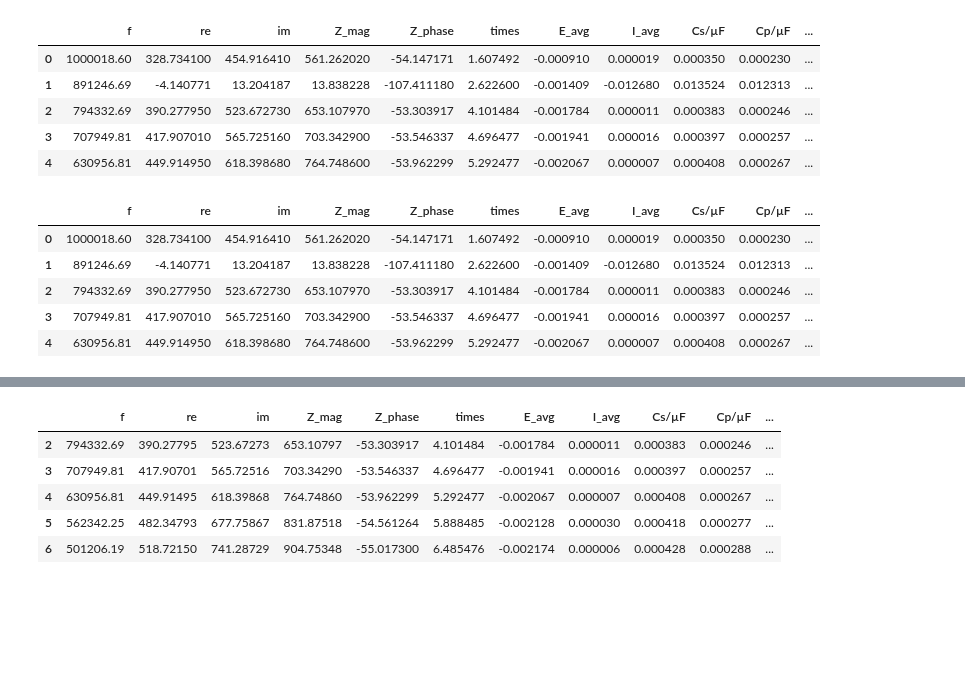
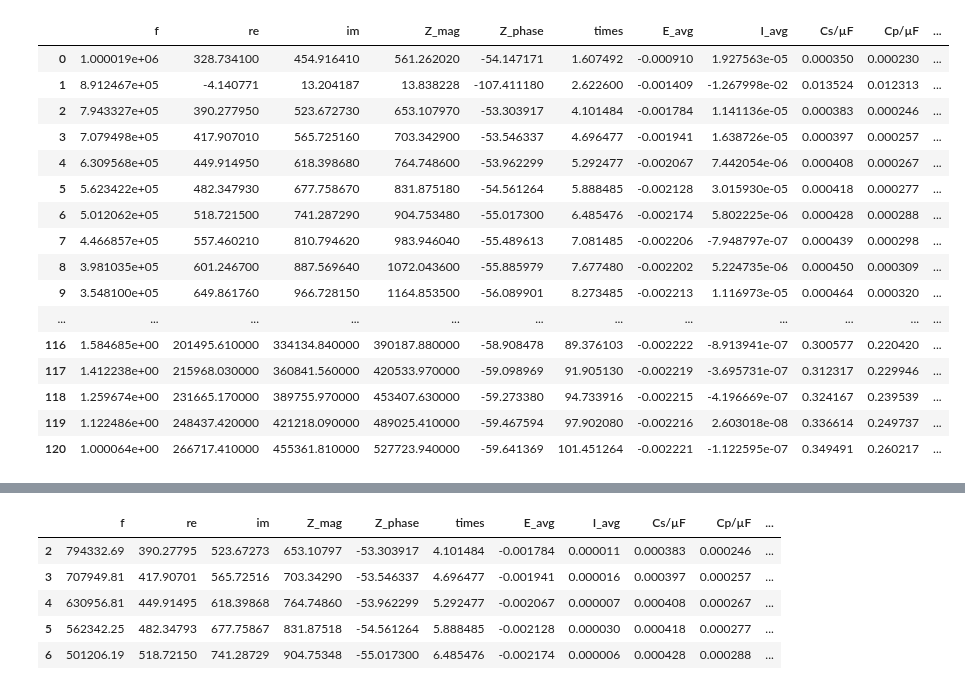
Before and after one commit to WildcatDiscovery/EIS_Manager, a Jupyter notebook: utils/test.ipynb, the cells around one changed output, grey strips where cells are left out. Cells and saved outputs as stored; diff of their text form; code cells hidden in the pictures; blank space fills up the shorter version.

```diff
--- a/utils/test.ipynb
+++ b/utils/test.ipynb
@@ -1,23 +1,24 @@
 # %%
 from tools import *
 from lmfit import minimize, Minimizer, Parameters, Parameter, report_fit
 mpt = mpt_data(path = r'C:\Users\cjang.WILDCAT\Desktop\EIS_Manager\data\\', data = ['DE_104_10_30orig.mpt'])
 bad_inds = [0,2,3]
-mpt.df_raw.head()
+mpt.df[0]
 # %% [output]
 |  | f | re | im | Z_mag | Z_phase | times | E_avg | I_avg | Cs/µF | Cp/µF | ... |
-| 0 | 1000018.60 | 328.734100 | 454.916410 | 561.262020 | -54.147171 | 1.607492 | -0.000910 | 0.000019 | 0.000350 | 0.000230 | ... |
-| 1 | 891246.69 | -4.140771 | 13.204187 | 13.838228 | -107.411180 | 2.622600 | -0.001409 | -0.012680 | 0.013524 | 0.012313 | ... |
-| 2 | 794332.69 | 390.277950 | 523.672730 | 653.107970 | -53.303917 | 4.101484 | -0.001784 | 0.000011 | 0.000383 | 0.000246 | ... |
-| 3 | 707949.81 | 417.907010 | 565.725160 | 703.342900 | -53.546337 | 4.696477 | -0.001941 | 0.000016 | 0.000397 | 0.000257 | ... |
-| 4 | 630956.81 | 449.914950 | 618.398680 | 764.748600 | -53.962299 | 5.292477 | -0.002067 | 0.000007 | 0.000408 | 0.000267 | ... |
+| 0 | 1.000019e+06 | 328.734100 | 454.916410 | 561.262020 | -54.147171 | 1.607492 | -0.000910 | 1.927563e-05 | 0.000350 | 0.000230 | ... |
+| 1 | 8.912467e+05 | -4.140771 | 13.204187 | 13.838228 | -107.411180 | 2.622600 | -0.001409 | -1.267998e-02 | 0.013524 | 0.012313 | ... |
+| 2 | 7.943327e+05 | 390.277950 | 523.672730 | 653.107970 | -53.303917 | 4.101484 | -0.001784 | 1.141136e-05 | 0.000383 | 0.000246 | ... |
+| 3 | 7.079498e+05 | 417.907010 | 565.725160 | 703.342900 | -53.546337 | 4.696477 | -0.001941 | 1.638726e-05 | 0.000397 | 0.000257 | ... |
+| 4 | 6.309568e+05 | 449.914950 | 618.398680 | 764.748600 | -53.962299 | 5.292477 | -0.002067 | 7.442054e-06 | 0.000408 | 0.000267 | ... |
+| 5 | 5.623422e+05 | 482.347930 | 677.758670 | 831.875180 | -54.561264 | 5.888485 | -0.002128 | 3.015930e-05 | 0.000418 | 0.000277 | ... |
+| 6 | 5.012062e+05 | 518.721500 | 741.287290 | 904.753480 | -55.017300 | 6.485476 | -0.002174 | 5.802225e-06 | 0.000428 | 0.000288 | ... |
+| 7 | 4.466857e+05 | 557.460210 | 810.794620 | 983.946040 | -55.489613 | 7.081485 | -0.002206 | -7.948797e-07 | 0.000439 | 0.000298 | ... |
+| 8 | 3.981035e+05 | 601.246700 | 887.569640 | 1072.043600 | -55.885979 | 7.677480 | -0.002202 | 5.224735e-06 | 0.000450 | 0.000309 | ... |
+| 9 | 3.548100e+05 | 649.861760 | 966.728150 | 1164.853500 | -56.089901 | 8.273485 | -0.002213 | 1.116973e-05 | 0.000464 | 0.000320 | ... |
+| ... | ... | ... | ... | ... | ... | ... | ... | ... | ... | ... | ... |
+| 116 | 1.584685e+00 | 201495.610000 | 334134.840000 | 390187.880000 | -58.908478 | 89.376103 | -0.002222 | -8.913941e-07 | 0.300577 | 0.220420 | ... |
+| 117 | 1.412238e+00 | 215968.030000 | 360841.560000 | 420533.970000 | -59.098969 | 91.905130 | -0.002219 | -3.695731e-07 | 0.312317 | 0.229946 | ... |
+| 118 | 1.259674e+00 | 231665.170000 | 389755.970000 | 453407.630000 | -59.273380 | 94.733916 | -0.002215 | -4.196669e-07 | 0.324167 | 0.239539 | ... |
+| 119 | 1.122486e+00 | 248437.420000 | 421218.090000 | 489025.410000 | -59.467594 | 97.902080 | -0.002216 | 2.603018e-08 | 0.336614 | 0.249737 | ... |
+| 120 | 1.000064e+00 | 266717.410000 | 455361.810000 | 527723.940000 | -59.641369 | 101.451264 | -0.002221 | -1.122595e-07 | 0.349491 | 0.260217 | ... |
-# %%
-
-mpt.df_raw.head()
-# %% [output]
-|  | f | re | im | Z_mag | Z_phase | times | E_avg | I_avg | Cs/µF | Cp/µF | ... |
-| 0 | 1000018.60 | 328.734100 | 454.916410 | 561.262020 | -54.147171 | 1.607492 | -0.000910 | 0.000019 | 0.000350 | 0.000230 | ... |
-| 1 | 891246.69 | -4.140771 | 13.204187 | 13.838228 | -107.411180 | 2.622600 | -0.001409 | -0.012680 | 0.013524 | 0.012313 | ... |
-| 2 | 794332.69 | 390.277950 | 523.672730 | 653.107970 | -53.303917 | 4.101484 | -0.001784 | 0.000011 | 0.000383 | 0.000246 | ... |
-| 3 | 707949.81 | 417.907010 | 565.725160 | 703.342900 | -53.546337 | 4.696477 | -0.001941 | 0.000016 | 0.000397 | 0.000257 | ... |
-| 4 | 630956.81 | 449.914950 | 618.398680 | 764.748600 | -53.962299 | 5.292477 | -0.002067 | 0.000007 | 0.000408 | 0.000267 | ... |
```
Also changed, not shown: parts of 2 cells of this notebook, 7 other files.
